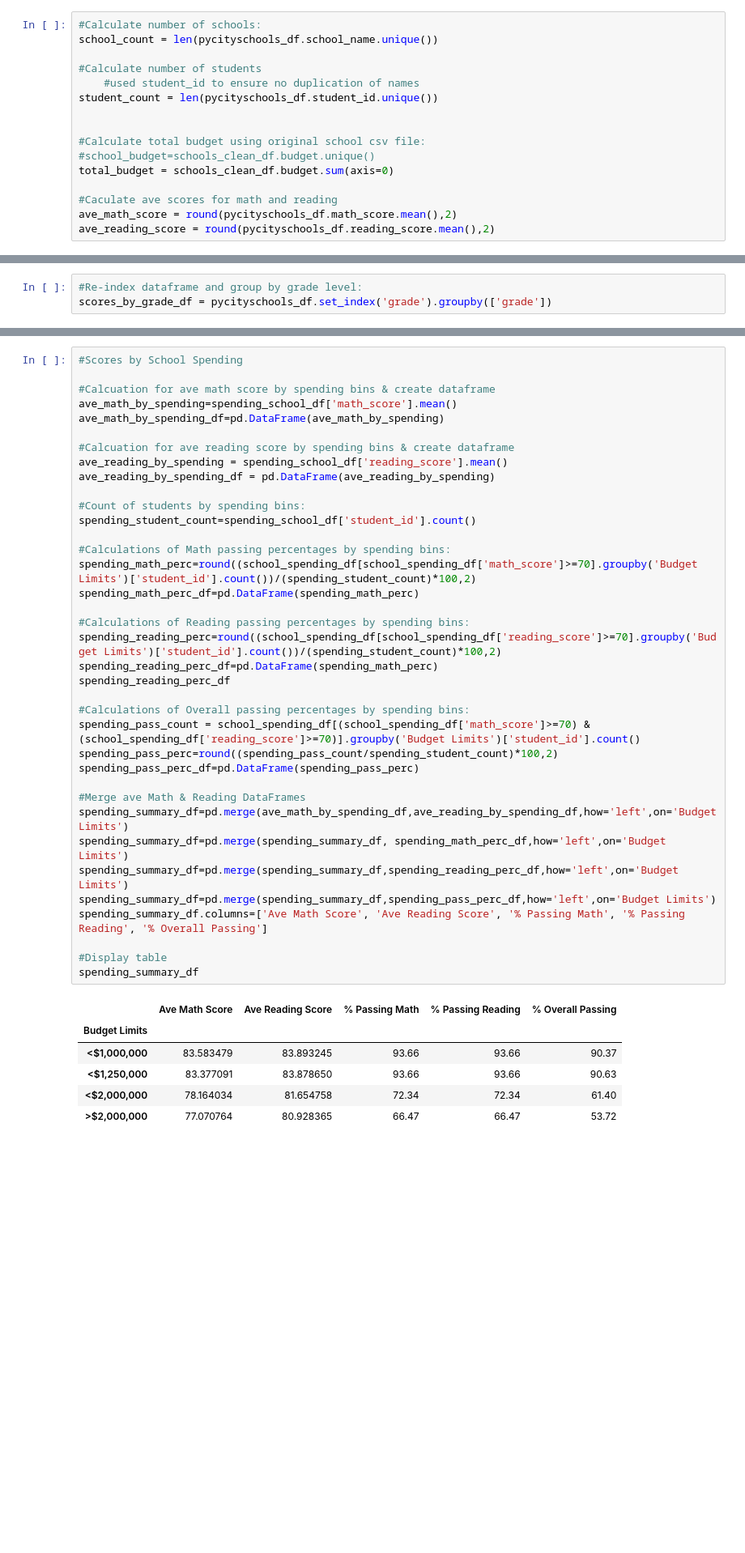
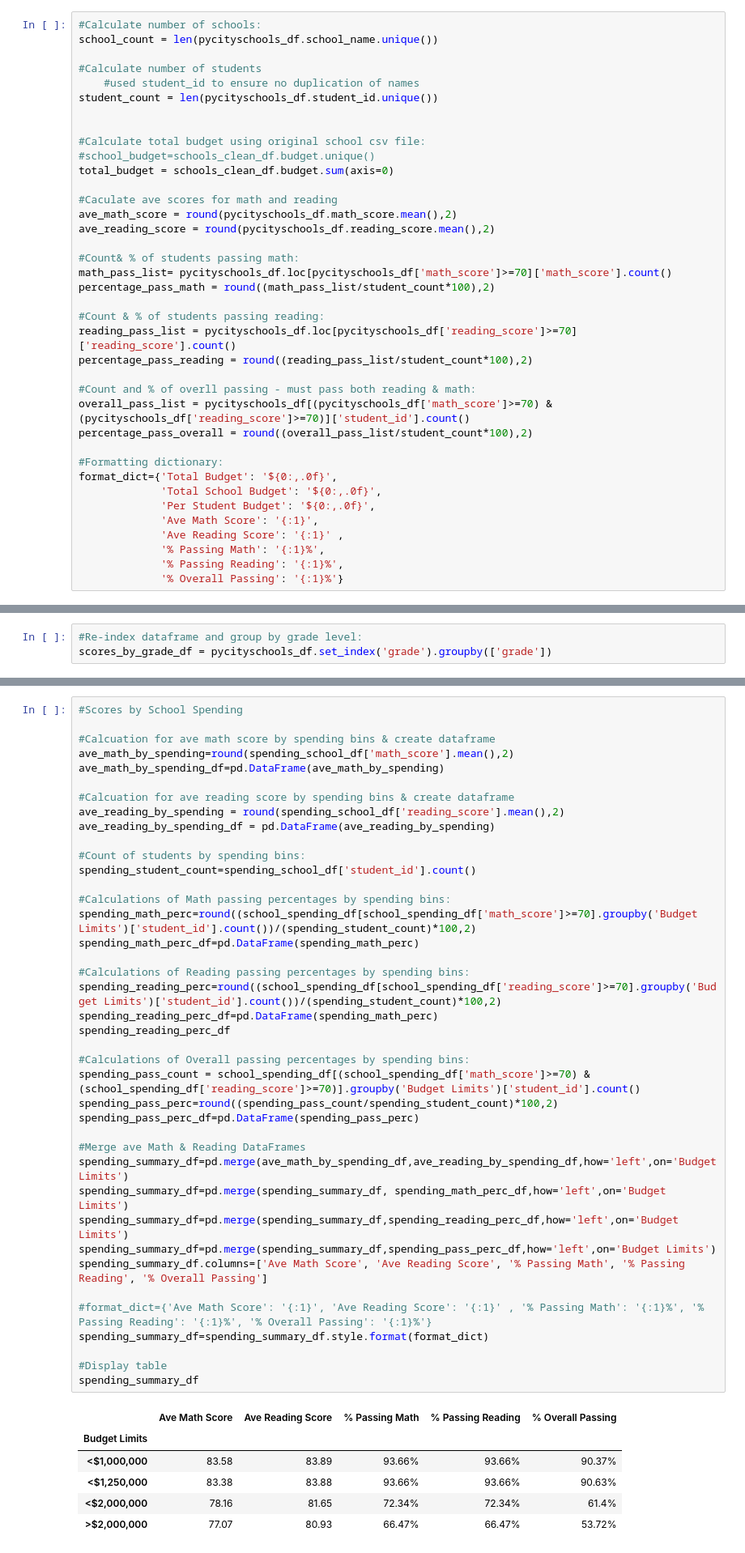
Before and after one commit to rketchum95/pandas-challenge, a Jupyter notebook: PyCitySchools/Main.ipynb, the cells around one changed output, grey strips where cells are left out. Shown at 81% size. Cells and saved outputs as stored; diff of their text form; blank space fills up the shorter version.

```diff
--- a/PyCitySchools/Main.ipynb
+++ b/PyCitySchools/Main.ipynb
@@ -47,3 +47,25 @@ total_budget = schools_clean_df.budget.sum(axis=0)
 #Caculate ave scores for math and reading
 ave_math_score = round(pycityschools_df.math_score.mean(),2)
 ave_reading_score = round(pycityschools_df.reading_score.mean(),2)
+
+#Count& % of students passing math:
+math_pass_list= pycityschools_df.loc[pycityschools_df['math_score']>=70]['math_score'].count()
+percentage_pass_math = round((math_pass_list/student_count*100),2)
+
+#Count & % of students passing reading:
+reading_pass_list = pycityschools_df.loc[pycityschools_df['reading_score']>=70]['reading_score'].count()
+percentage_pass_reading = round((reading_pass_list/student_count*100),2)
+
+#Count and % of overll passing - must pass both reading & math:
+overall_pass_list = pycityschools_df[(pycityschools_df['math_score']>=70) & (pycityschools_df['reading_score']>=70)]['student_id'].count()
+percentage_pass_overall = round((overall_pass_list/student_count*100),2)
+
+#Formatting dictionary:
+format_dict={'Total Budget': '${0:,.0f}',
+             'Total School Budget': '${0:,.0f}',
+             'Per Student Budget': '${0:,.0f}',
+             'Ave Math Score': '{:1}',
+             'Ave Reading Score': '{:1}' ,
+             '% Passing Math': '{:1}%',
+             '% Passing Reading': '{:1}%',
+             '% Overall Passing': '{:1}%'}
@@ -227,43 +248,46 @@ spending_school_df = school_spending_df.set_index('Budget Limits').groupby(['Bud
 #Scores by School Spending
 
 #Calcuation for ave math score by spending bins & create dataframe
-ave_math_by_spending=spending_school_df['math_score'].mean()
+ave_math_by_spending=round(spending_school_df['math_score'].mean(),2)
 ave_math_by_spending_df=pd.DataFrame(ave_math_by_spending)
 
 #Calcuation for ave reading score by spending bins & create dataframe
-ave_reading_by_spending = spending_school_df['reading_score'].mean()
+ave_reading_by_spending = round(spending_school_df['reading_score'].mean(),2)
 ave_reading_by_spending_df = pd.DataFrame(ave_reading_by_spending)
 
 #Count of students by spending bins:
 spending_student_count=spending_school_df['student_id'].count()
 
 #Calculations of Math passing percentages by spending bins:
 spending_math_perc=round((school_spending_df[school_spending_df['math_score']>=70].groupby('Budget Limits')['student_id'].count())/(spending_student_count)*100,2)
 spending_math_perc_df=pd.DataFrame(spending_math_perc)
 
 #Calculations of Reading passing percentages by spending bins:
 spending_reading_perc=round((school_spending_df[school_spending_df['reading_score']>=70].groupby('Budget Limits')['student_id'].count())/(spending_student_count)*100,2)
 spending_reading_perc_df=pd.DataFrame(spending_math_perc)
 spending_reading_perc_df
 
 #Calculations of Overall passing percentages by spending bins:
 spending_pass_count = school_spending_df[(school_spending_df['math_score']>=70) & (school_spending_df['reading_score']>=70)].groupby('Budget Limits')['student_id'].count()
 spending_pass_perc=round((spending_pass_count/spending_student_count)*100,2)
 spending_pass_perc_df=pd.DataFrame(spending_pass_perc)
 
 #Merge ave Math & Reading DataFrames
 spending_summary_df=pd.merge(ave_math_by_spending_df,ave_reading_by_spending_df,how='left',on='Budget Limits')
 spending_summary_df=pd.merge(spending_summary_df, spending_math_perc_df,how='left',on='Budget Limits')
 spending_summary_df=pd.merge(spending_summary_df,spending_reading_perc_df,how='left',on='Budget Limits')
 spending_summary_df=pd.merge(spending_summary_df,spending_pass_perc_df,how='left',on='Budget Limits')
 spending_summary_df.columns=['Ave Math Score', 'Ave Reading Score', '% Passing Math', '% Passing Reading', '% Overall Passing']
 
+#format_dict={'Ave Math Score': '{:1}', 'Ave Reading Score': '{:1}' , '% Passing Math': '{:1}%', '% Passing Reading': '{:1}%', '% Overall Passing': '{:1}%'}
+spending_summary_df=spending_summary_df.style.format(format_dict)
+
 #Display table
 spending_summary_df
 # %% [output]
 |  | Ave Math Score | Ave Reading Score | % Passing Math | % Passing Reading | % Overall Passing |
 | Budget Limits |  |  |  |  |  |
-| <$1,000,000 | 83.583479 | 83.893245 | 93.66 | 93.66 | 90.37 |
-| <$1,250,000 | 83.377091 | 83.878650 | 93.66 | 93.66 | 90.63 |
-| <$2,000,000 | 78.164034 | 81.654758 | 72.34 | 72.34 | 61.40 |
-| >$2,000,000 | 77.070764 | 80.928365 | 66.47 | 66.47 | 53.72 |
+| <$1,000,000 | 83.58 | 83.89 | 93.66% | 93.66% | 90.37% |
+| <$1,250,000 | 83.38 | 83.88 | 93.66% | 93.66% | 90.63% |
+| <$2,000,000 | 78.16 | 81.65 | 72.34% | 72.34% | 61.4% |
+| >$2,000,000 | 77.07 | 80.93 | 66.47% | 66.47% | 53.72% |
```
Also changed, not shown: parts of 15 cells of this notebook.
